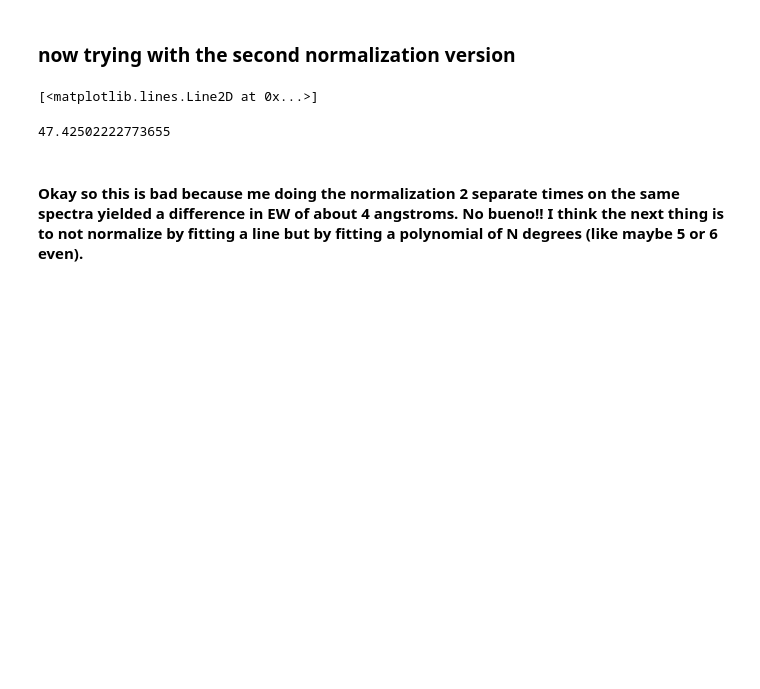
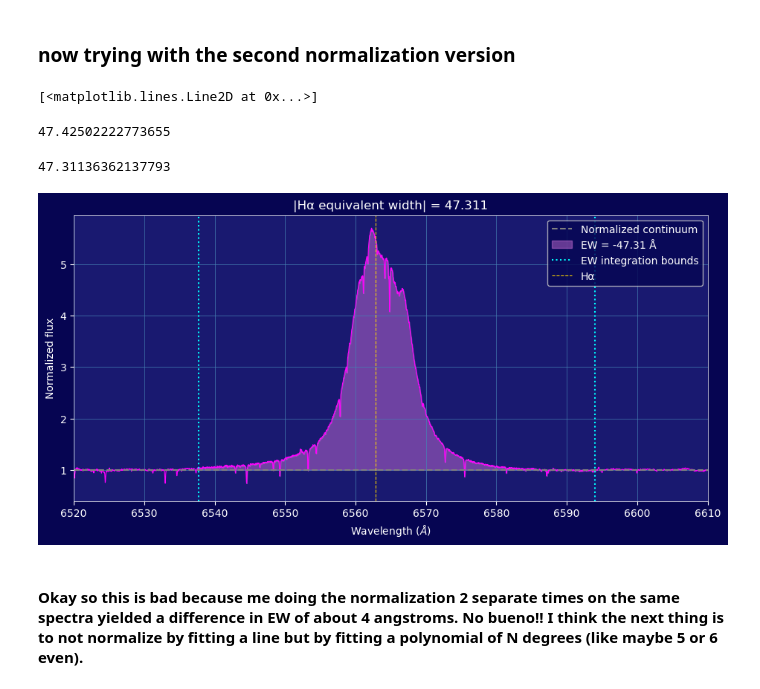
Before and after one commit to lea-yamashiro/lapalma_analysis, a Jupyter notebook: analysis_LY/notebooks/analysis_051026_EW.ipynb, the cells around one changed output. Cells and saved outputs as stored; diff of their text form; code cells hidden in the pictures; blank space fills up the shorter version.

```diff
--- a/analysis_LY/notebooks/analysis_051026_EW.ipynb
+++ b/analysis_LY/notebooks/analysis_051026_EW.ipynb
@@ -125,5 +206,67 @@ EW = np.trapezoid(
 print(np.abs(EW))
 # %% [output]
 47.42502222773655
+# %%
+# To plot as well as calculate EW:
+
+import matplotlib.pyplot as plt # reloading to hopefully reset interactive...
+
+h_alpha_left = 6537.7 # left bound
+h_alpha_right = 6594 # right bound
+
+wl = median2_np[:,0] # wavelength array
+flux = median2_np[:,1] # flux array
+
+line_mask = ( # create mask for the integration windows
+    (wl >= h_alpha_left) &
+    (wl <= h_alpha_right)
+)
+
+line_wave = wl[line_mask] # cut wavelength array for integration
+line_flux = flux[line_mask] # cut flux array for integration
+
+EW = np.trapezoid( # actually do the integral
+    1.0 - line_flux,
+    line_wave
+)
+
+print(np.abs(EW))
+
+# plotting:
+fig, ax = plt.subplots(figsize=(11, 5))
+
+ax.plot(wl, flux, color="magenta", lw=0.8)
+
+ax.axhline(
+    1.0,
+    color="gray",
+    linestyle="--",
+    label="Normalized continuum"
+)
+
+ax.fill_between(
+    line_wave,
+    1.0,
+    line_flux,
+    color="violet",
+    alpha=0.4,
+    label=f"EW = {EW:.2f} Å"
+)
+
+
+ax.axvline(h_alpha_left, color="cyan", linestyle=":")
+ax.axvline(h_alpha_right, color="cyan", linestyle=":", label = 'EW integration bounds')
+ax.axvline(6562.8, ls="--", label="Hα", lw = 0.8, color = 'gold')
+
+ax.set_xlim(6520, 6610)
+ax.set_xlabel(r"Wavelength ($\AA$)")
+ax.set_ylabel("Normalized flux")
+ax.set_title(f"|Hα equivalent width| = {np.abs(EW):.3f}")
+ax.legend()
+
+fig
+# %% [output]
+47.31136362137793
+[figure, added]
 # %% [markdown]
 #### Okay so this is bad because me doing the normalization 2 separate times on the same spectra yielded a difference in EW of about 4 angstroms. No bueno!! I think the next thing is to not normalize by fitting a line but by fitting a polynomial of N degrees (like maybe 5 or 6 even).
```
Also changed, not shown: parts of 7 cells of this notebook, 36 other files.
